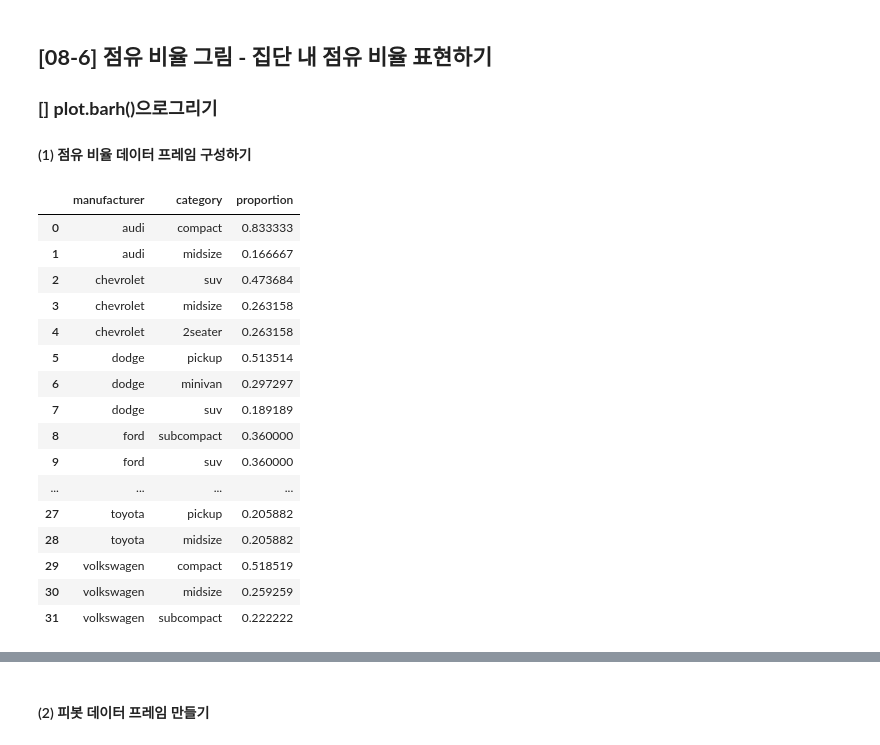
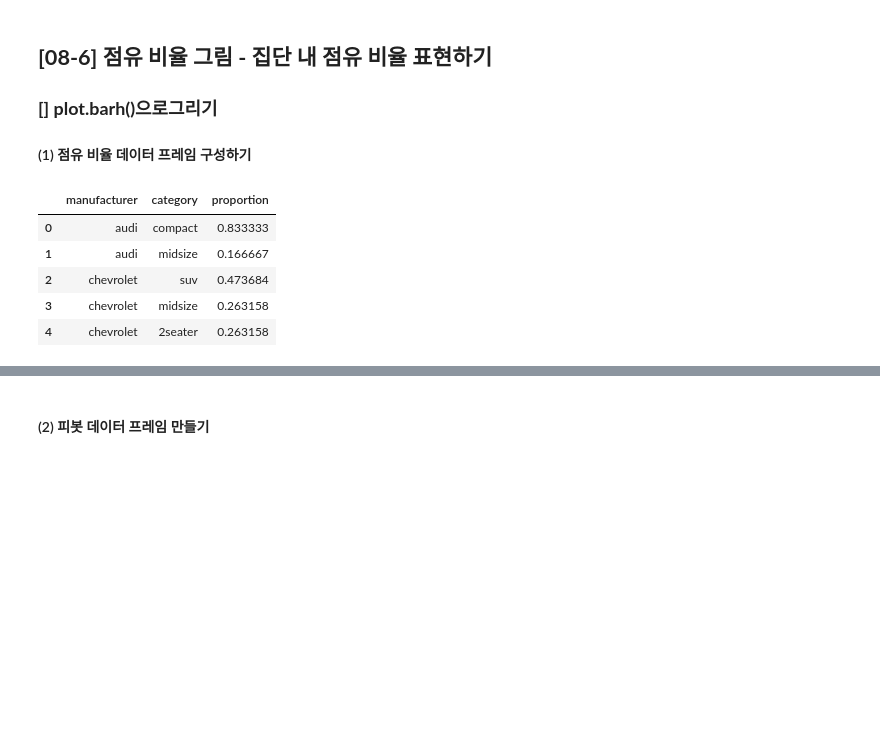
Before and after one commit to dndxor/BCDA, a Jupyter notebook: Ch08_Graph.ipynb, the cells around one changed output, grey strips where cells are left out. Saved outputs shown, nothing was run; the diff lists cells and outputs as text; code cells hidden in the pictures; blank space fills up the shorter version.

```diff
--- a/Ch08_Graph.ipynb
+++ b/Ch08_Graph.ipynb
@@ -422,3 +481,8 @@ plt.show()
 # %% [markdown]
 ## **[08-4] 선 그래프 - 시간에 따라 달라지는 데이터 표현하기**
 ### **[] 선 그래프 그리기**
+# %%
+## mpg 데이터 불러오기
+import pandas as pd
+mpg = pd.read_csv('mpg.csv')
+mpg
@@ -736,26 +847,15 @@ plt.show()
 # %%
 ## 'manufacturer'별 'category' 점유 비율(proportion) 구하기
 df_cat = mpg.groupby('manufacturer', as_index = False)\
-                                ['category'].value_counts(normalize = True)
-df_cat
+                                ['category'].value_counts(normalize = True)  # 빈도수 비율로 구하기
+df_cat.head()
 # %% [output]
 |  | manufacturer | category | proportion |
 | 0 | audi | compact | 0.833333 |
 | 1 | audi | midsize | 0.166667 |
 | 2 | chevrolet | suv | 0.473684 |
 | 3 | chevrolet | midsize | 0.263158 |
 | 4 | chevrolet | 2seater | 0.263158 |
-| 5 | dodge | pickup | 0.513514 |
-| 6 | dodge | minivan | 0.297297 |
-| 7 | dodge | suv | 0.189189 |
-| 8 | ford | subcompact | 0.360000 |
-| 9 | ford | suv | 0.360000 |
-| ... | ... | ... | ... |
-| 27 | toyota | pickup | 0.205882 |
-| 28 | toyota | midsize | 0.205882 |
-| 29 | volkswagen | compact | 0.518519 |
-| 30 | volkswagen | midsize | 0.259259 |
-| 31 | volkswagen | subcompact | 0.222222 |
 # %%
 ## 점유 비율(proportion)을 백분위로 환산하기
 df_cat = df_cat.assign(proportion = df_cat['proportion'] * 100).round(1)
```
Also changed, not shown: parts of 44 cells of this notebook, 1 other file.
